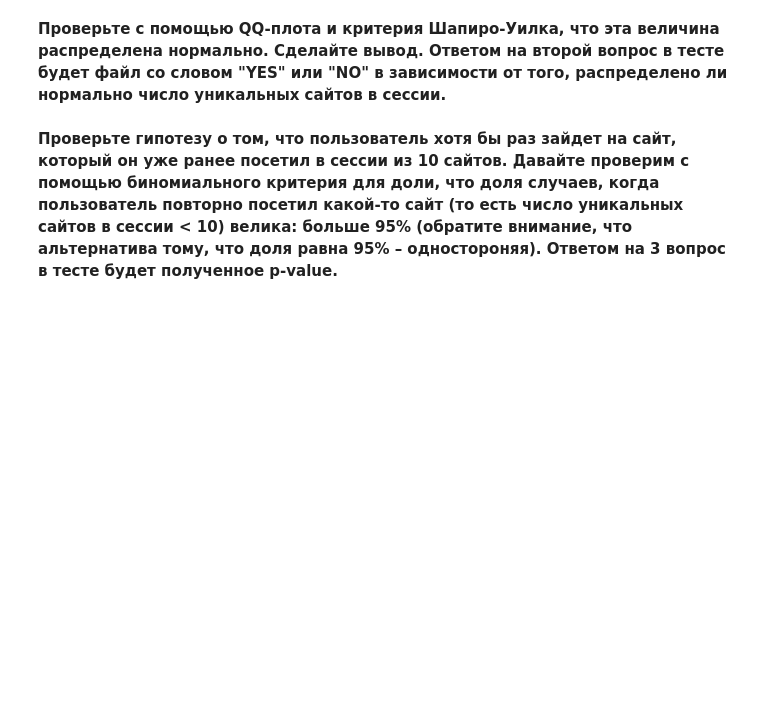
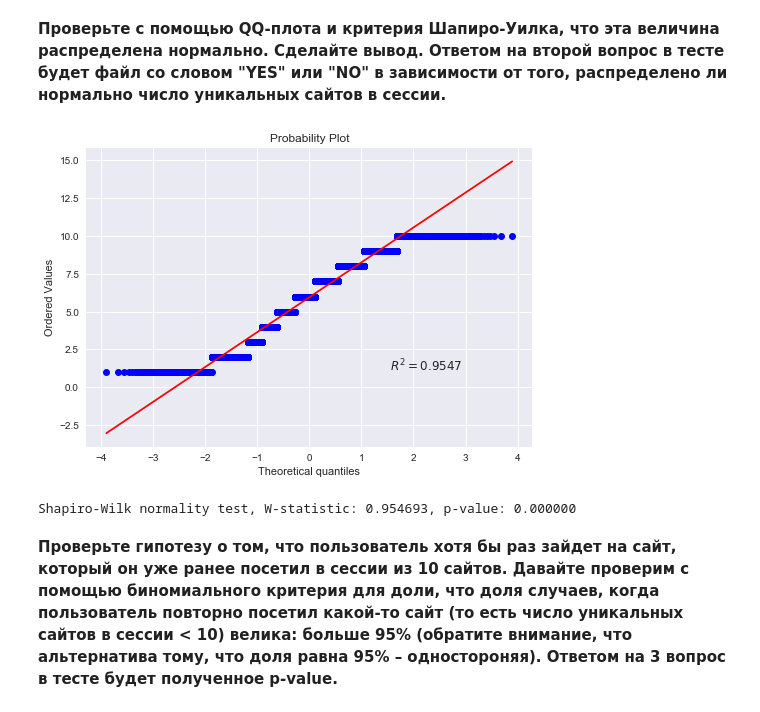
Before and after one commit to maxis42/Machine-Learning-and-Data-Analysis-Coursera-Yandex-MIPT, a Jupyter notebook: 6 Data analysis project/1 Internet users pattern mining/Week 2 Analysis hypotheses/week2_analysis_hypotheses.ipynb, the cells around one changed output. Cells and saved outputs as stored; diff of their text form; code cells hidden in the pictures; blank space fills up the shorter version.

```diff
--- a/6 Data analysis project/1 Internet users pattern mining/Week 2 Analysis hypotheses/week2_analysis_hypotheses.ipynb
+++ b/6 Data analysis project/1 Internet users pattern mining/Week 2 Analysis hypotheses/week2_analysis_hypotheses.ipynb
@@ -246 +303,10 @@ pd.Series(num_unique_sites).hist();
+# %%
+stats.probplot(num_unique_sites, dist="norm", plot=plt, rvalue=True)
+plt.show()
+# %% [output]
+[figure, added]
+# %%
+print("Shapiro-Wilk normality test, W-statistic: %f, p-value: %f" % stats.shapiro(num_unique_sites))
+# %% [output]
+Shapiro-Wilk normality test, W-statistic: 0.954693, p-value: 0.000000
 # %%
```
Also changed, not shown: parts of 31 cells of this notebook, 22 other files.
